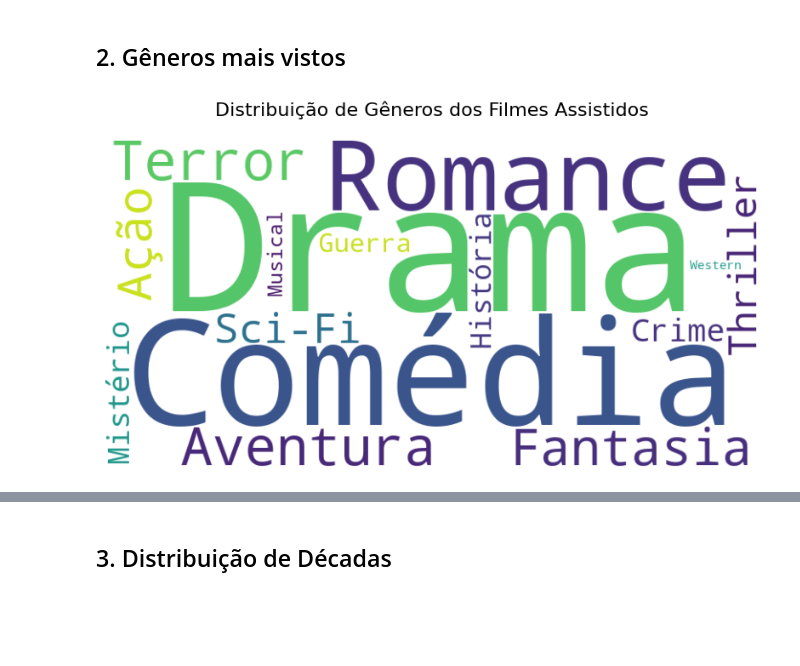
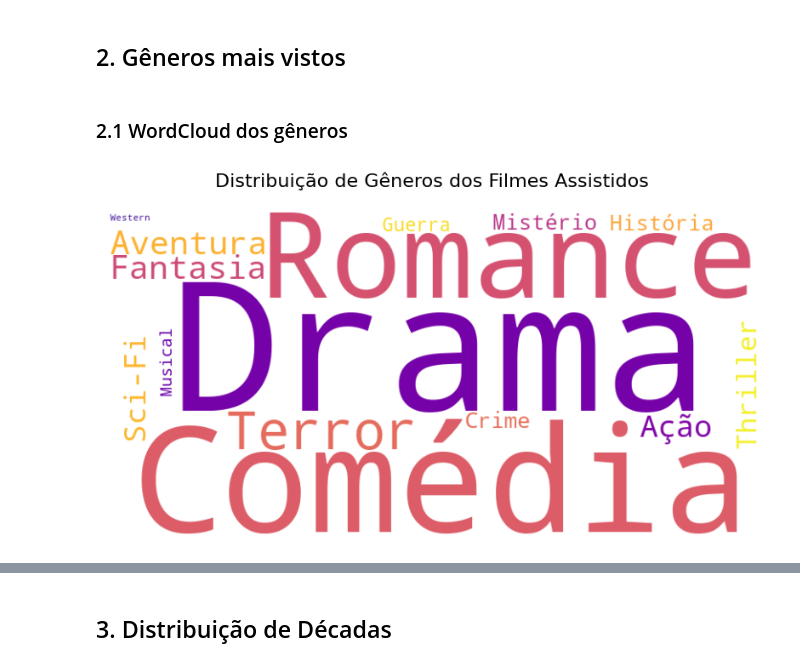
Before and after one commit to Gallicchio-Tavares/Analise-estatistica-participantes, a Jupyter notebook: 2025/analise_final.ipynb, the cells around one changed output, grey strips where cells are left out. Cells and saved outputs as stored; diff of their text form; code cells hidden in the pictures; blank space fills up the shorter version.

```diff
--- a/2025/analise_final.ipynb
+++ b/2025/analise_final.ipynb
@@ -110,27 +112,29 @@ plt.show()
 # %% [markdown]
 ## 2. Gêneros mais vistos
+# %% [markdown]
+### 2.1 WordCloud dos gêneros
 # %%
 generos = df['Gênero'].str.split(', ').sum()
 
 # Contamos a frequência de cada gênero
 contagem_generos = Counter(generos)
 
 # Criando a WordCloud
 wordcloud = WordCloud(
     width=800,
     height=400,
     background_color='white',
-    colormap='viridis',  # Pode mudar para 'plasma', 'magma', 'inferno', etc.
+    colormap='plasma',  # Pode mudar para 'plasma', 'magma', 'inferno', 'viridis', etc.
     max_words=50,
     prefer_horizontal=0.9
 ).generate_from_frequencies(contagem_generos)
 
 # Configurando a visualização
 plt.figure(figsize=(8, 6))
 plt.imshow(wordcloud, interpolation='bilinear')
 plt.axis('off')
 plt.title('Distribuição de Gêneros dos Filmes Assistidos', pad=20, size=16)
 plt.tight_layout()
 plt.show()
 # %% [output]
-[figure, old version]
+[figure, new version]
```
Also changed, not shown: parts of 14 cells of this notebook, 2 other files.
